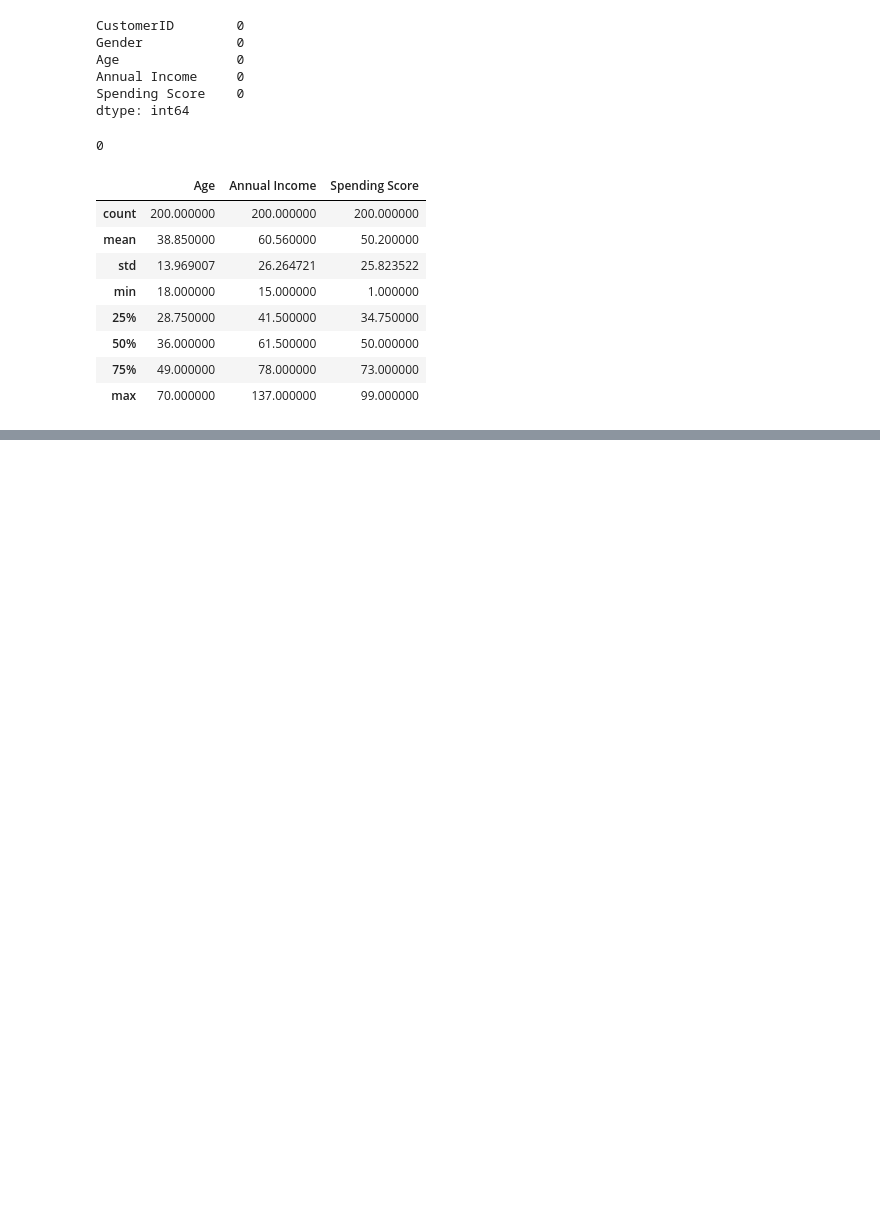
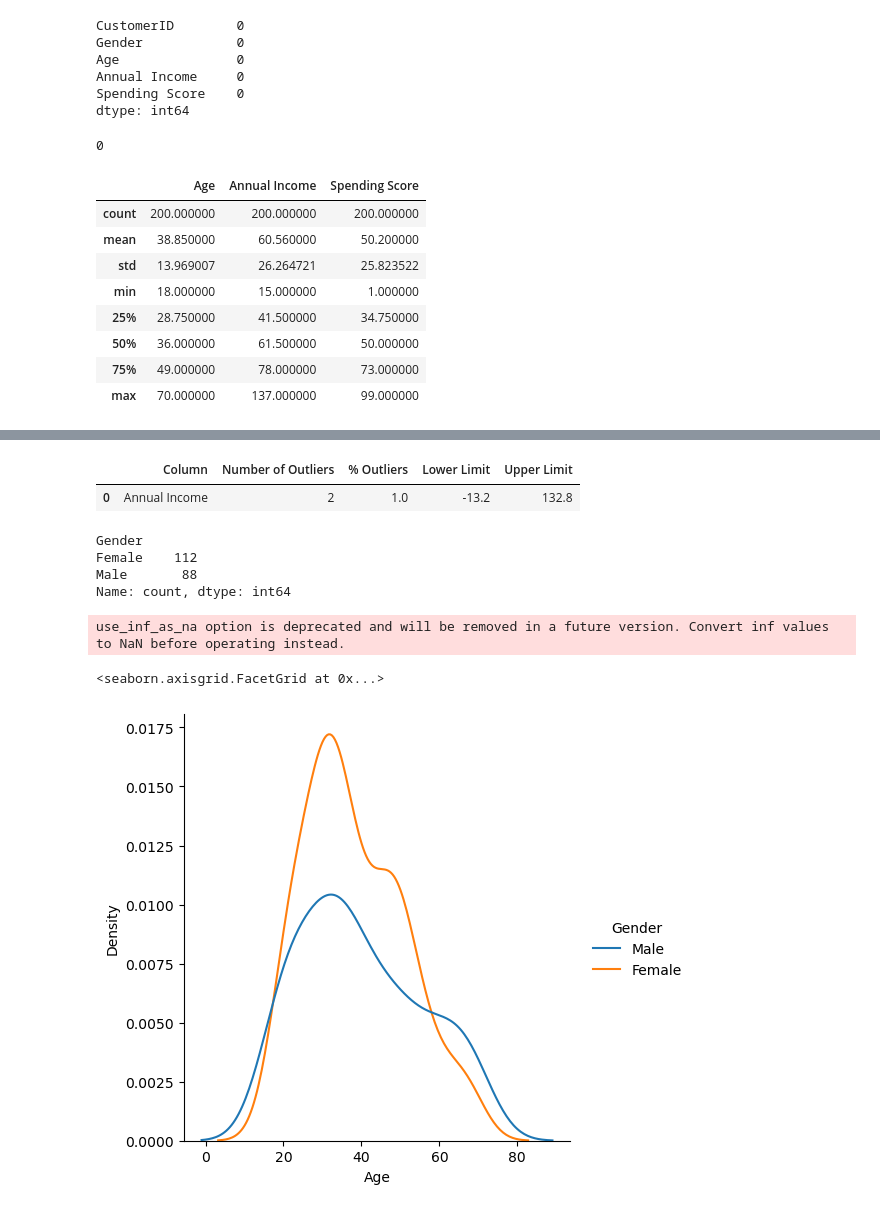
Before and after one commit to aln1234/Datascience_project, a Jupyter notebook: customer_segmentation/analysis.ipynb, the cells around one changed output, grey strips where cells are left out. Drawn from its saved outputs; the diff is of its cells as text; code cells hidden in the pictures; blank space fills up the shorter version.

```diff
--- a/customer_segmentation/analysis.ipynb
+++ b/customer_segmentation/analysis.ipynb
@@ -96,0 +149,21 @@ fig.show()
+# %%
+#Define colum to check
+col = ["Annual Income"]
+outliers_table = calculate_outliers(clean_data,col)
+outliers_table
+# %% [output]
+|  | Column | Number of Outliers | % Outliers | Lower Limit | Upper Limit |
+| 0 | Annual Income | 2 | 1.0 | -13.2 | 132.8 |
+# %%
+clean_data['Gender'].value_counts()
+# %% [output]
+Gender
+Female    112
+Male       88
+Name: count, dtype: int64
+# %%
+sns.displot(clean_data,x='Age',hue='Gender',kind='kde')
+# %% [output]
+use_inf_as_na option is deprecated and will be removed in a future version. Convert inf values to NaN before operating instead.
+<seaborn.axisgrid.FacetGrid at 0x...>
+[figure, added]
```
Also changed, not shown: parts of 21 cells of this notebook.
